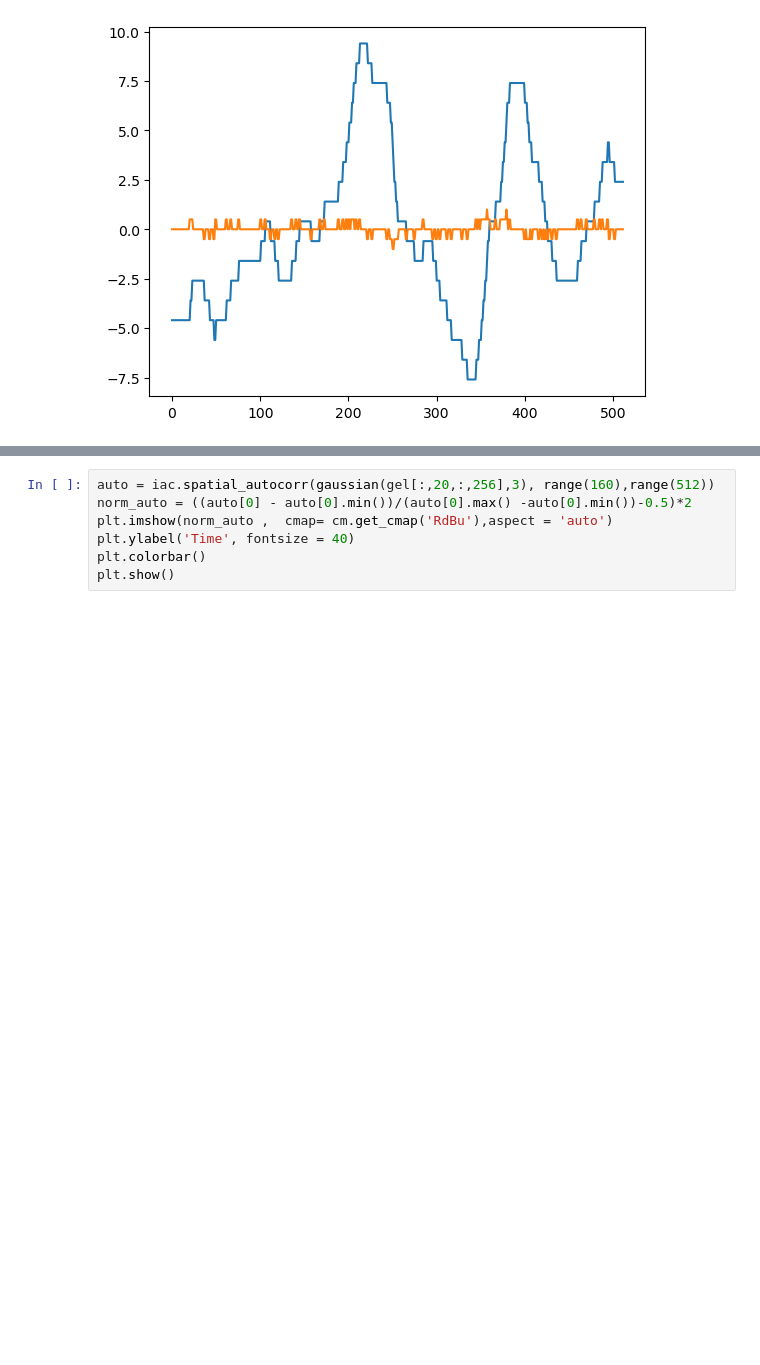
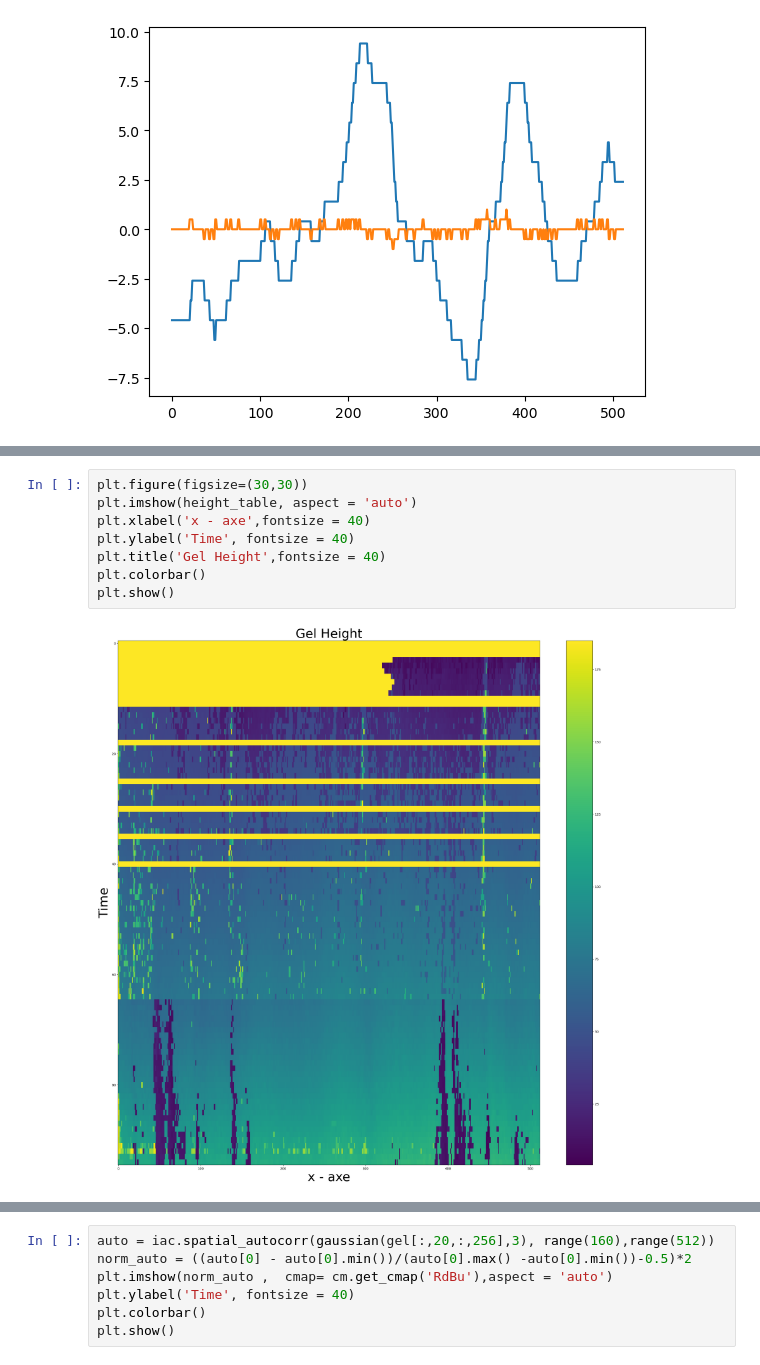
Before and after one commit to amityu/gel_sheets, a Jupyter notebook: exploration.ipynb, the cells around one changed output, grey strips where cells are left out. Drawn from its saved outputs; the diff is of its cells as text; blank space fills up the shorter version.

```diff
--- a/exploration.ipynb
+++ b/exploration.ipynb
@@ -132,0 +186,10 @@ plt.show()
+# %%
+plt.figure(figsize=(30,30))
+plt.imshow(height_table, aspect = 'auto')
+plt.xlabel('x - axe',fontsize = 40)
+plt.ylabel('Time', fontsize = 40)
+plt.title('Gel Height',fontsize = 40)
+plt.colorbar()
+plt.show()
+# %% [output]
+[figure, added]
```
Also changed, not shown: parts of 43 cells of this notebook, 4 other files.
